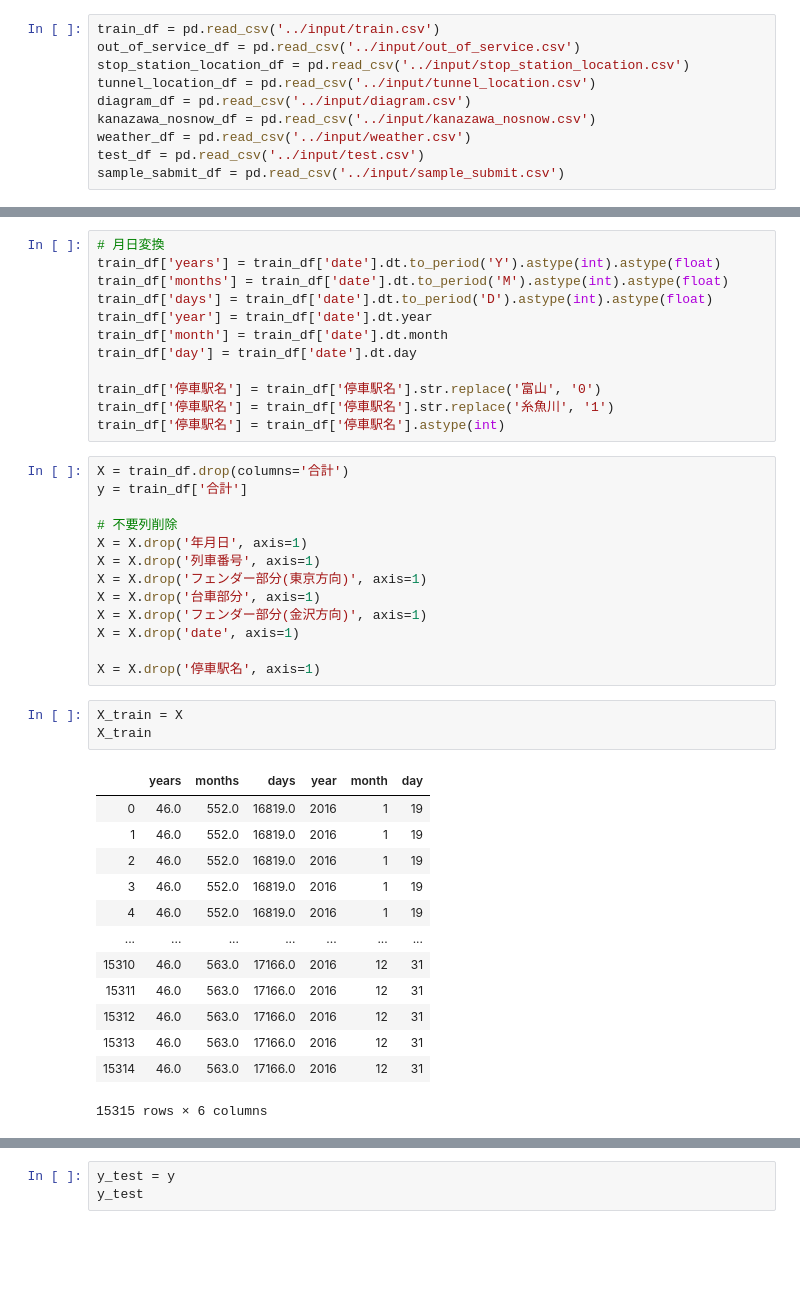
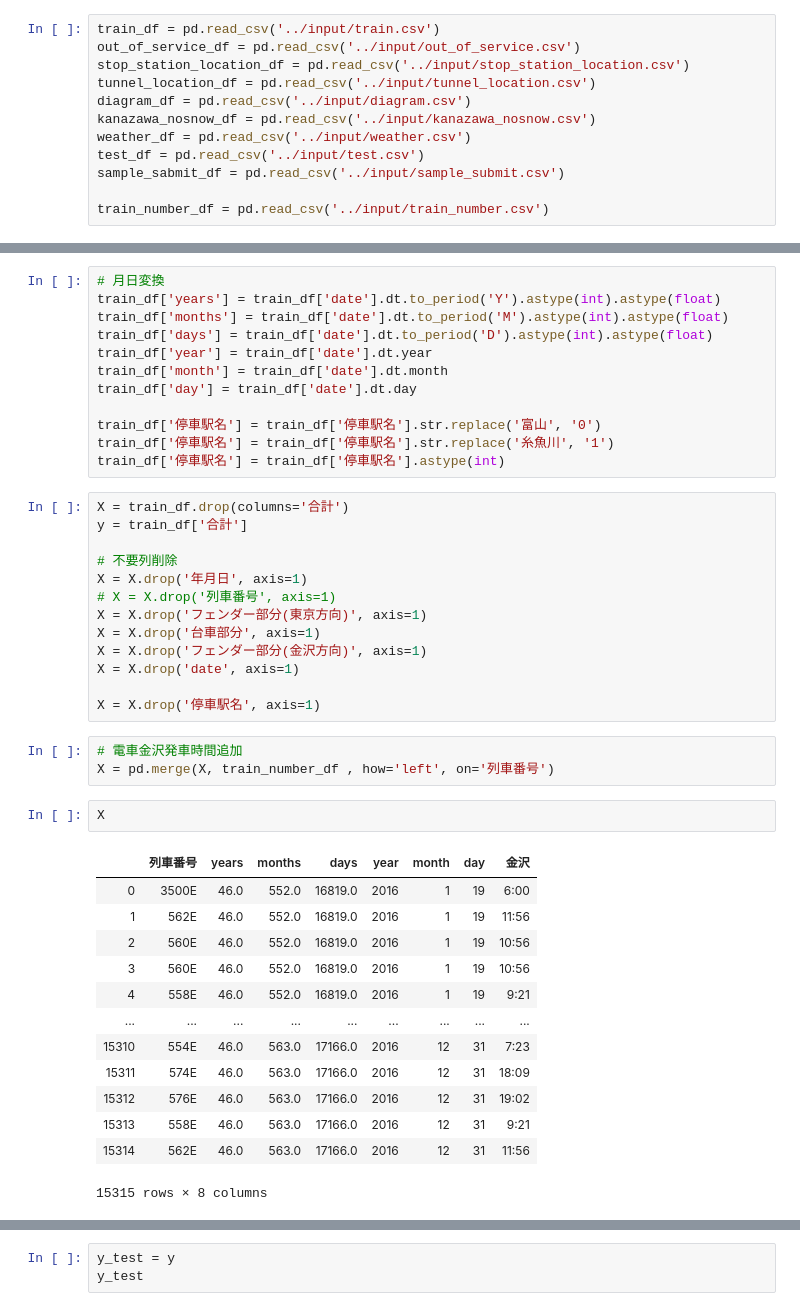
Before and after one commit to ToshikiMuromachi/train, a Jupyter notebook: trainOpe.ipynb, the cells around one changed output, grey strips where cells are left out. Drawn from its saved outputs; the diff is of its cells as text; blank space fills up the shorter version.

```diff
--- a/trainOpe.ipynb
+++ b/trainOpe.ipynb
@@ -48,6 +48,8 @@ kanazawa_nosnow_df = pd.read_csv('../input/kanazawa_nosnow.csv')
 weather_df = pd.read_csv('../input/weather.csv')
 test_df = pd.read_csv('../input/test.csv')
 sample_sabmit_df = pd.read_csv('../input/sample_submit.csv')
+
+train_number_df = pd.read_csv('../input/train_number.csv')
 # %%
 train_df
 # %% [output]
@@ -220,27 +242,29 @@ y = train_df['合計']
 
 # 不要列削除
 X = X.drop('年月日', axis=1)
-X = X.drop('列車番号', axis=1)
+# X = X.drop('列車番号', axis=1)
 X = X.drop('フェンダー部分(東京方向)', axis=1)
 X = X.drop('台車部分', axis=1)
 X = X.drop('フェンダー部分(金沢方向)', axis=1)
 X = X.drop('date', axis=1)
 
 X = X.drop('停車駅名', axis=1)
-# %%
-X_train = X
-X_train
-# %% [output]
-|  | years | months | days | year | month | day |
-| 0 | 46.0 | 552.0 | 16819.0 | 2016 | 1 | 19 |
-| 1 | 46.0 | 552.0 | 16819.0 | 2016 | 1 | 19 |
-| 2 | 46.0 | 552.0 | 16819.0 | 2016 | 1 | 19 |
-| 3 | 46.0 | 552.0 | 16819.0 | 2016 | 1 | 19 |
-| 4 | 46.0 | 552.0 | 16819.0 | 2016 | 1 | 19 |
-| ... | ... | ... | ... | ... | ... | ... |
-| 15310 | 46.0 | 563.0 | 17166.0 | 2016 | 12 | 31 |
-| 15311 | 46.0 | 563.0 | 17166.0 | 2016 | 12 | 31 |
-| 15312 | 46.0 | 563.0 | 17166.0 | 2016 | 12 | 31 |
-| 15313 | 46.0 | 563.0 | 17166.0 | 2016 | 12 | 31 |
-| 15314 | 46.0 | 563.0 | 17166.0 | 2016 | 12 | 31 |
-15315 rows × 6 columns
+# %%
+# 電車金沢発車時間追加
+X = pd.merge(X, train_number_df , how='left', on='列車番号')
+# %%
+X
+# %% [output]
+|  | 列車番号 | years | months | days | year | month | day | 金沢 |
+| 0 | 3500E | 46.0 | 552.0 | 16819.0 | 2016 | 1 | 19 | 6:00 |
+| 1 | 562E | 46.0 | 552.0 | 16819.0 | 2016 | 1 | 19 | 11:56 |
+| 2 | 560E | 46.0 | 552.0 | 16819.0 | 2016 | 1 | 19 | 10:56 |
+| 3 | 560E | 46.0 | 552.0 | 16819.0 | 2016 | 1 | 19 | 10:56 |
+| 4 | 558E | 46.0 | 552.0 | 16819.0 | 2016 | 1 | 19 | 9:21 |
+| ... | ... | ... | ... | ... | ... | ... | ... | ... |
+| 15310 | 554E | 46.0 | 563.0 | 17166.0 | 2016 | 12 | 31 | 7:23 |
+| 15311 | 574E | 46.0 | 563.0 | 17166.0 | 2016 | 12 | 31 | 18:09 |
+| 15312 | 576E | 46.0 | 563.0 | 17166.0 | 2016 | 12 | 31 | 19:02 |
+| 15313 | 558E | 46.0 | 563.0 | 17166.0 | 2016 | 12 | 31 | 9:21 |
+| 15314 | 562E | 46.0 | 563.0 | 17166.0 | 2016 | 12 | 31 | 11:56 |
+15315 rows × 8 columns
```
Also changed, not shown: parts of 6 cells of this notebook.
